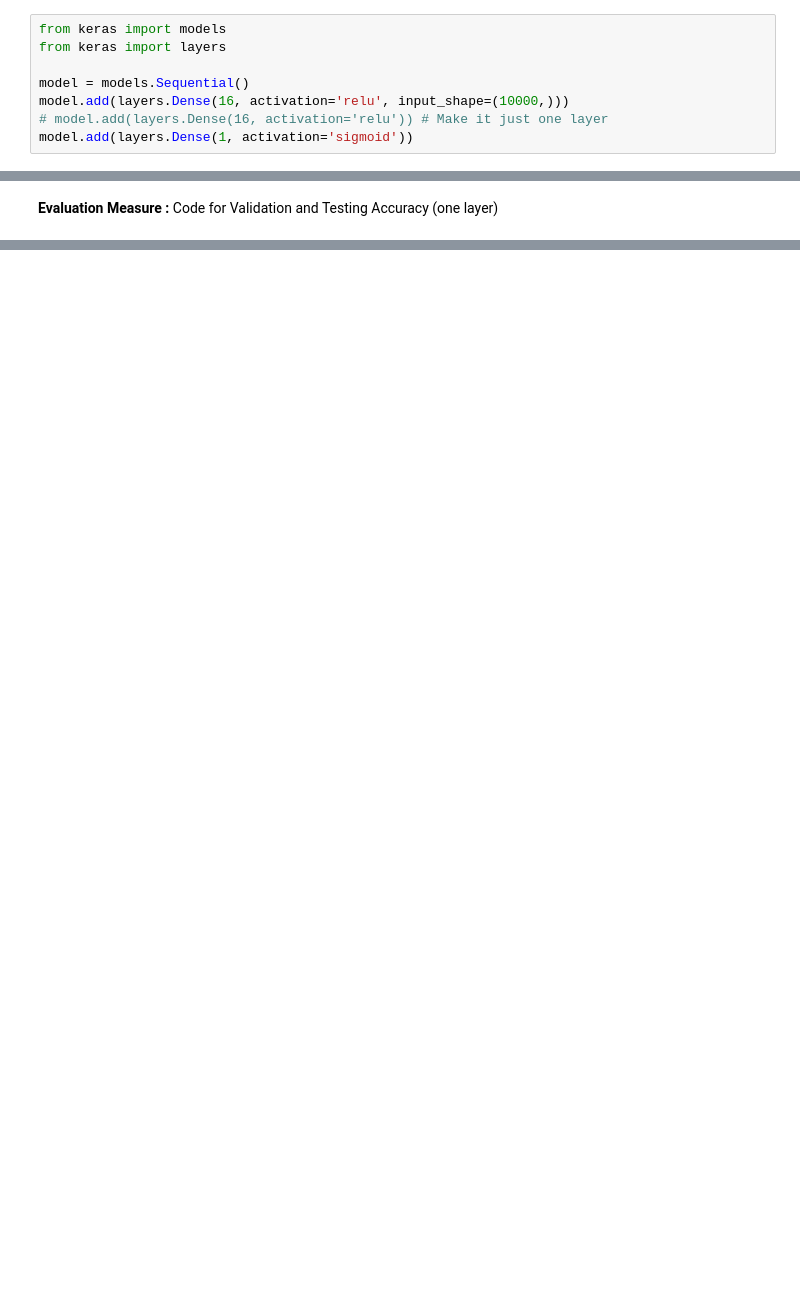
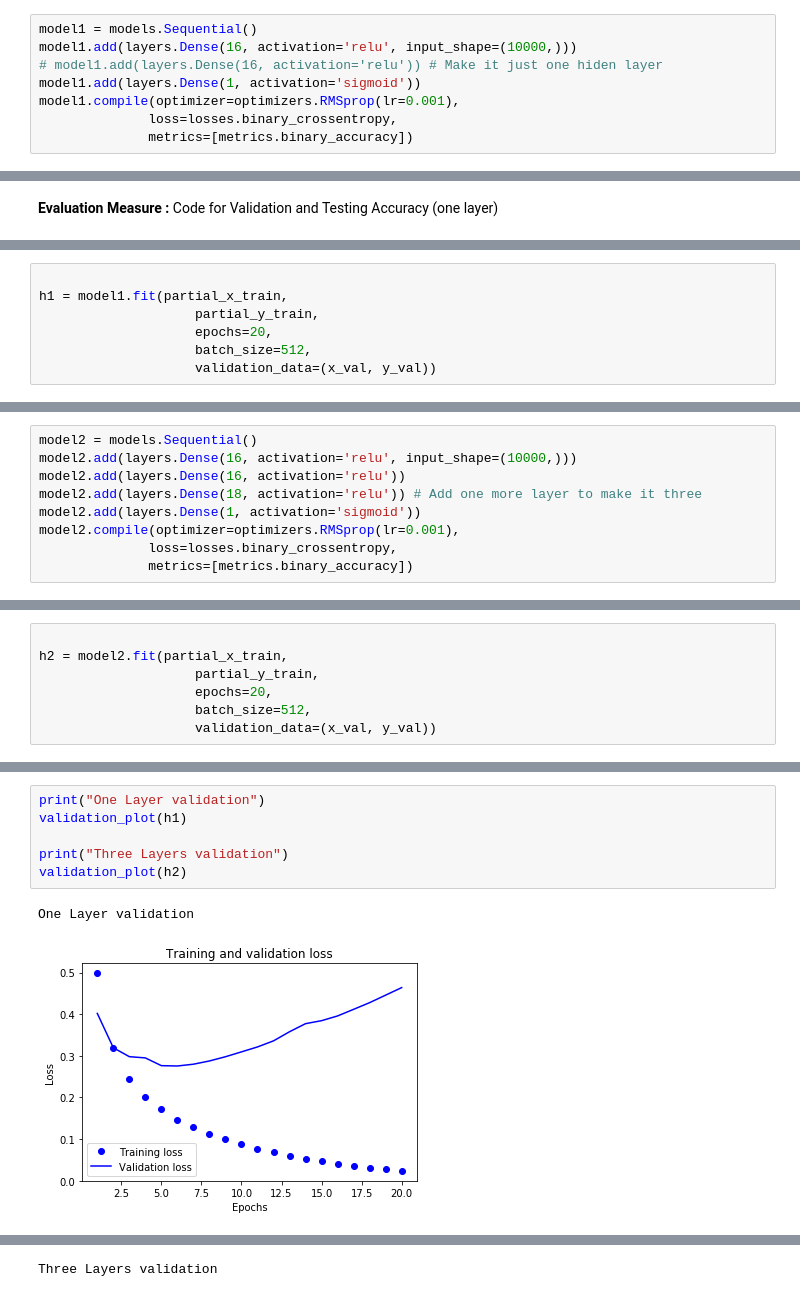
Before and after one commit to babakansari/DeepLearning, a Jupyter notebook: Assignment_1_Babak_Ansari_Deep_Learning_using_Keras.ipynb, the cells around one changed output, grey strips where cells are left out. Drawn from its saved outputs; the diff is of its cells as text; blank space fills up the shorter version.

```diff
--- a/Assignment_1_Babak_Ansari_Deep_Learning_using_Keras.ipynb
+++ b/Assignment_1_Babak_Ansari_Deep_Learning_using_Keras.ipynb
@@ -56,8 +119,8 @@ y_test = np.asarray(test_labels).astype('float32')
 # %%
-from keras import models
-from keras import layers
-
-model = models.Sequential()
-model.add(layers.Dense(16, activation='relu', input_shape=(10000,)))
-# model.add(layers.Dense(16, activation='relu')) # Make it just one layer
-model.add(layers.Dense(1, activation='sigmoid'))
+model1 = models.Sequential()
+model1.add(layers.Dense(16, activation='relu', input_shape=(10000,)))
+# model1.add(layers.Dense(16, activation='relu')) # Make it just one hiden layer
+model1.add(layers.Dense(1, activation='sigmoid'))
+model1.compile(optimizer=optimizers.RMSprop(lr=0.001),
+              loss=losses.binary_crossentropy,
+              metrics=[metrics.binary_accuracy])
@@ -75,0 +129,7 @@ partial_y_train = y_train[10000:]
+# %%
+
+h1 = model1.fit(partial_x_train,
+                    partial_y_train,
+                    epochs=20,
+                    batch_size=512,
+                    validation_data=(x_val, y_val))
@@ -123,0 +156,9 @@ data_df.shape
+# %%
+model2 = models.Sequential()
+model2.add(layers.Dense(16, activation='relu', input_shape=(10000,)))
+model2.add(layers.Dense(16, activation='relu'))
+model2.add(layers.Dense(18, activation='relu')) # Add one more layer to make it three
+model2.add(layers.Dense(1, activation='sigmoid'))
+model2.compile(optimizer=optimizers.RMSprop(lr=0.001),
+              loss=losses.binary_crossentropy,
+              metrics=[metrics.binary_accuracy])
@@ -123,0 +167,7 @@ data_df.shape
+# %%
+
+h2 = model2.fit(partial_x_train,
+                    partial_y_train,
+                    epochs=20,
+                    batch_size=512,
+                    validation_data=(x_val, y_val))
@@ -123,0 +192,9 @@ data_df.shape
+# %%
+print("One Layer validation")
+validation_plot(h1)
+
+print("Three Layers validation")
+validation_plot(h2)
+# %% [output]
+One Layer validation
+[figure, added]
@@ -123,0 +202 @@ data_df.shape
+Three Layers validation
```
Also changed, not shown: parts of 17 cells of this notebook.
